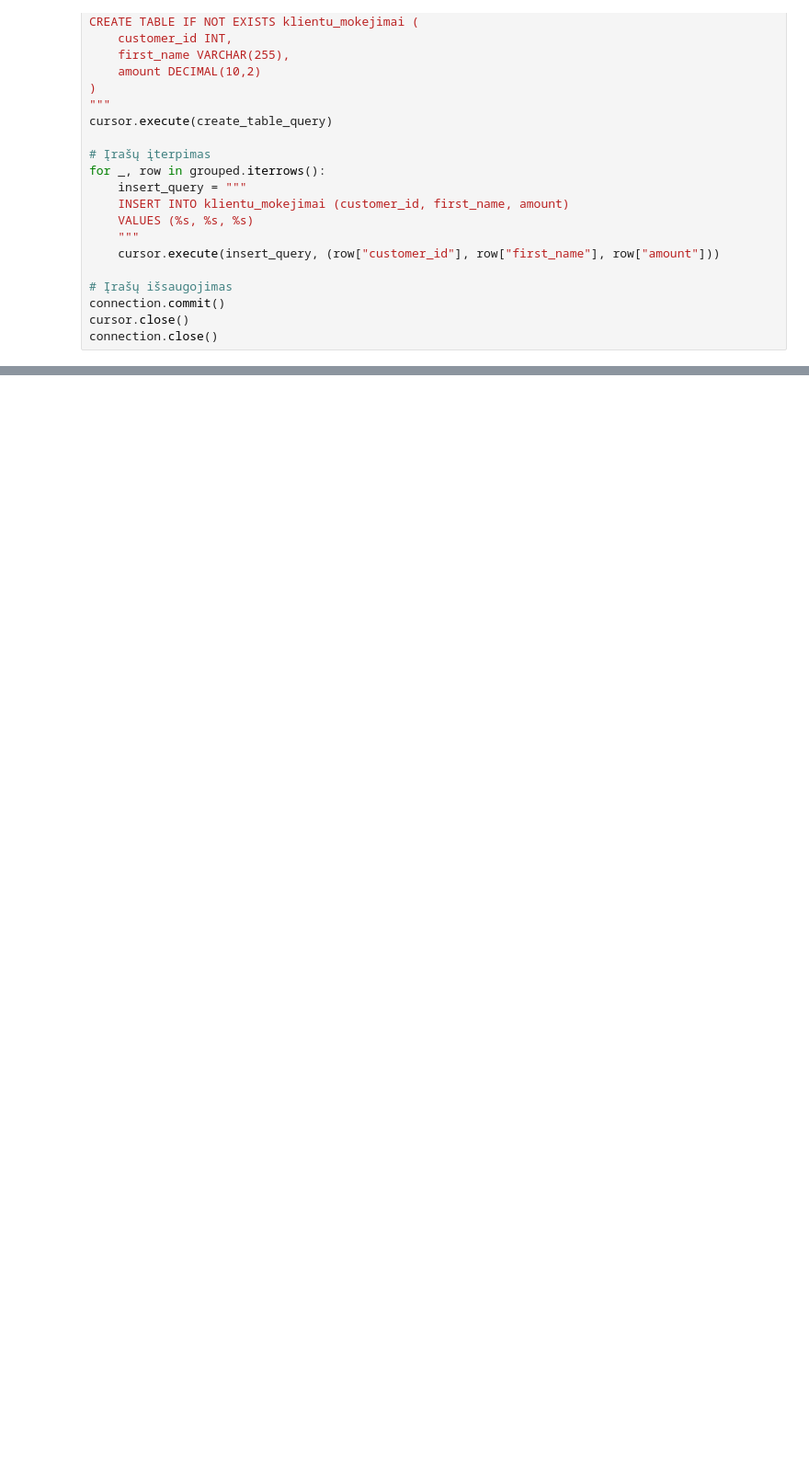
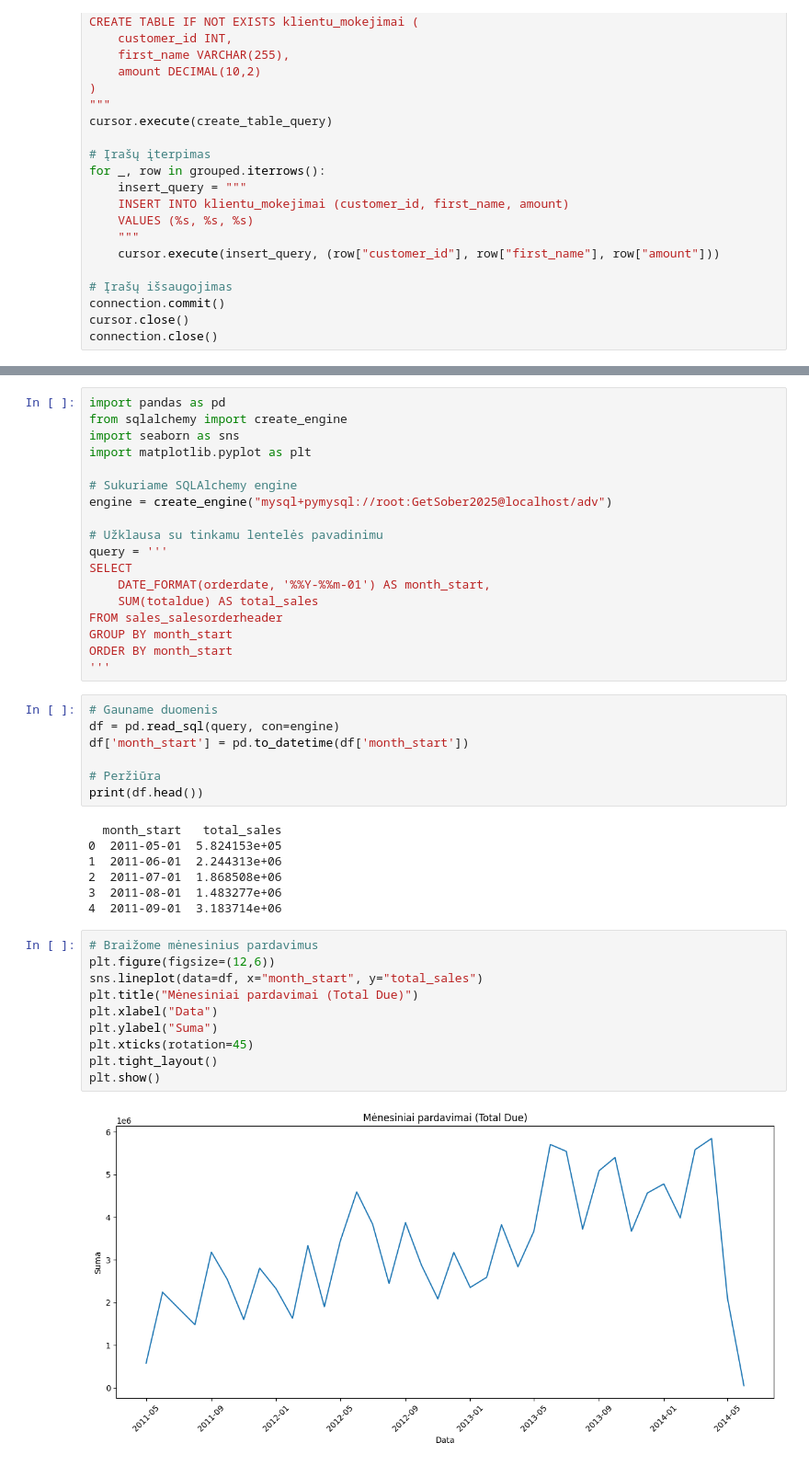
Before and after one commit to donatas-ruzgys/VSCode, a Jupyter notebook: 03_Python/lectures/2026-02-09_lesson.ipynb, the cells around one changed output, grey strips where cells are left out. Shown at 92% size. Cells and saved outputs as stored; diff of their text form; blank space fills up the shorter version.

```diff
--- a/03_Python/lectures/2026-02-09_lesson.ipynb
+++ b/03_Python/lectures/2026-02-09_lesson.ipynb
@@ -171,0 +257,44 @@ connection.close()
+# %%
+import pandas as pd
+from sqlalchemy import create_engine
+import seaborn as sns
+import matplotlib.pyplot as plt
+
+# Sukuriame SQLAlchemy engine
+engine = create_engine("mysql+pymysql://root:GetSober2025@localhost/adv")
+
+# Užklausa su tinkamu lentelės pavadinimu
+query = '''
+SELECT
+    DATE_FORMAT(orderdate, '%%Y-%%m-01') AS month_start,
+    SUM(totaldue) AS total_sales
+FROM sales_salesorderheader
+GROUP BY month_start
+ORDER BY month_start
+'''
+# %%
+# Gauname duomenis
+df = pd.read_sql(query, con=engine)
+df['month_start'] = pd.to_datetime(df['month_start'])
+
+# Peržiūra
+print(df.head())
+# %% [output]
+  month_start   total_sales
+0  2011-05-01  5.824153e+05
+1  2011-06-01  2.244313e+06
+2  2011-07-01  1.868508e+06
+3  2011-08-01  1.483277e+06
+4  2011-09-01  3.183714e+06
+# %%
+# Braižome mėnesinius pardavimus
+plt.figure(figsize=(12,6))
+sns.lineplot(data=df, x="month_start", y="total_sales")
+plt.title("Mėnesiniai pardavimai (Total Due)")
+plt.xlabel("Data")
+plt.ylabel("Suma")
+plt.xticks(rotation=45)
+plt.tight_layout()
+plt.show()
+# %% [output]
+[figure, added]
```
Also changed, not shown: parts of 19 cells of this notebook, 2 other files.
